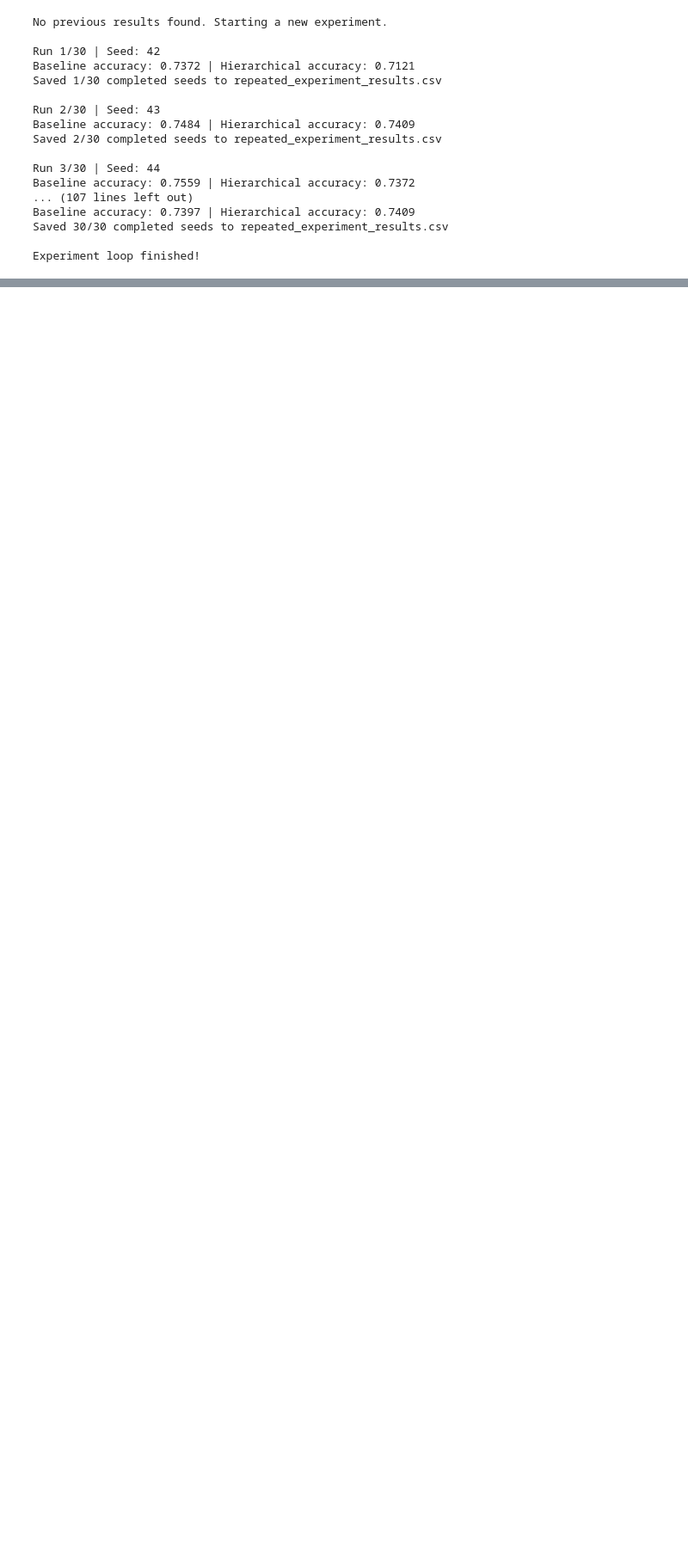
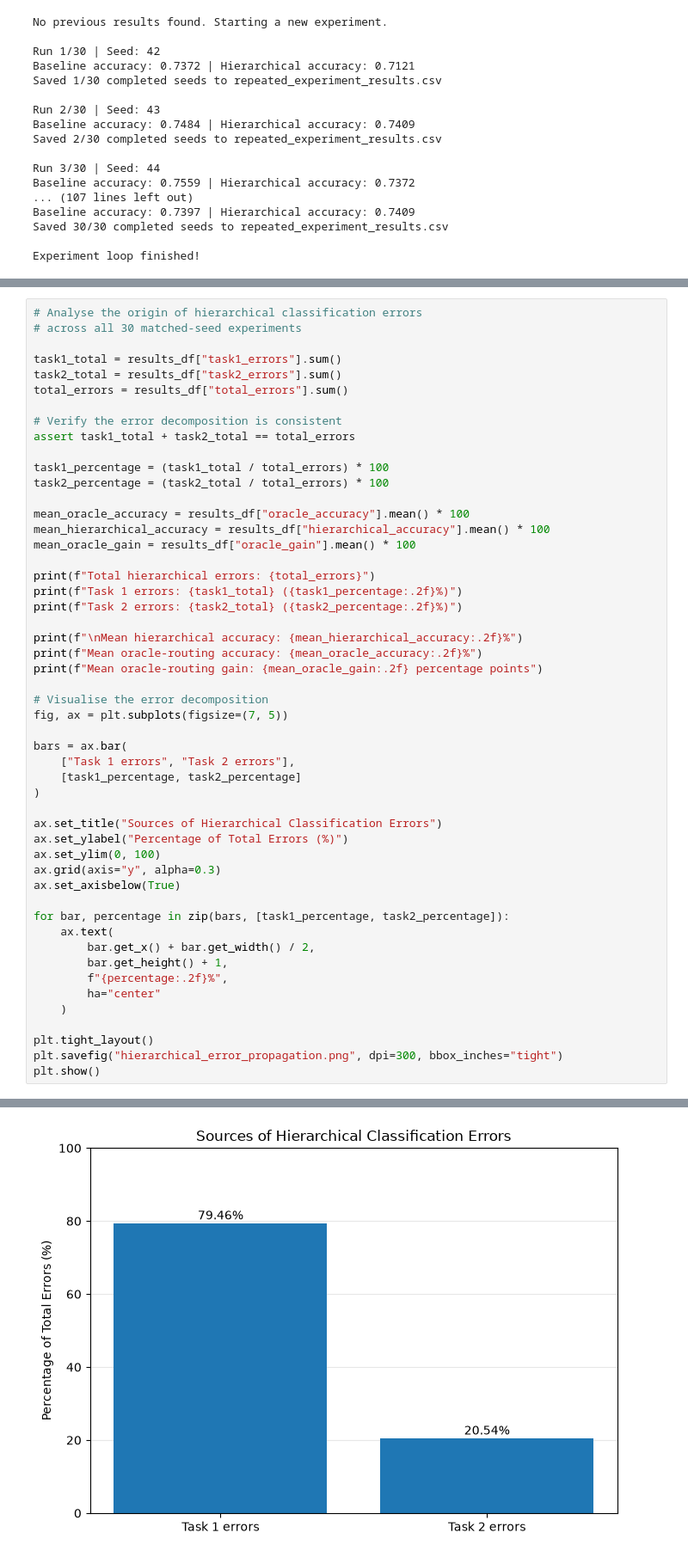
Before and after one commit to Setback749/galaxy-zoo-hierarchical-cnn, a Jupyter notebook: AIML339 - Project Notebook.ipynb, the cells around one changed output, grey strips where cells are left out. Shown at 86% size. Drawn from its saved outputs; the diff is of its cells as text; blank space fills up the shorter version.

```diff
--- a/AIML339 - Project Notebook.ipynb
+++ b/AIML339 - Project Notebook.ipynb
@@ -1492,0 +1642,52 @@ Experiment loop finished!
+# %%
+# Analyse the origin of hierarchical classification errors
+# across all 30 matched-seed experiments
+
+task1_total = results_df["task1_errors"].sum()
+task2_total = results_df["task2_errors"].sum()
+total_errors = results_df["total_errors"].sum()
+
+# Verify the error decomposition is consistent
+assert task1_total + task2_total == total_errors
+
+task1_percentage = (task1_total / total_errors) * 100
+task2_percentage = (task2_total / total_errors) * 100
+
+mean_oracle_accuracy = results_df["oracle_accuracy"].mean() * 100
+mean_hierarchical_accuracy = results_df["hierarchical_accuracy"].mean() * 100
+mean_oracle_gain = results_df["oracle_gain"].mean() * 100
+
+print(f"Total hierarchical errors: {total_errors}")
+print(f"Task 1 errors: {task1_total} ({task1_percentage:.2f}%)")
+print(f"Task 2 errors: {task2_total} ({task2_percentage:.2f}%)")
+
+print(f"\nMean hierarchical accuracy: {mean_hierarchical_accuracy:.2f}%")
+print(f"Mean oracle-routing accuracy: {mean_oracle_accuracy:.2f}%")
+print(f"Mean oracle-routing gain: {mean_oracle_gain:.2f} percentage points")
+
+# Visualise the error decomposition
+fig, ax = plt.subplots(figsize=(7, 5))
+
+bars = ax.bar(
+    ["Task 1 errors", "Task 2 errors"],
+    [task1_percentage, task2_percentage]
+)
+
+ax.set_title("Sources of Hierarchical Classification Errors")
+ax.set_ylabel("Percentage of Total Errors (%)")
+ax.set_ylim(0, 100)
+ax.grid(axis="y", alpha=0.3)
+ax.set_axisbelow(True)
+
+for bar, percentage in zip(bars, [task1_percentage, task2_percentage]):
+    ax.text(
+        bar.get_x() + bar.get_width() / 2,
+        bar.get_height() + 1,
+        f"{percentage:.2f}%",
+        ha="center"
+    )
+
+plt.tight_layout()
+plt.savefig("hierarchical_error_propagation.png", dpi=300, bbox_inches="tight")
+plt.show()
+# %% [output]
@@ -1492,0 +1701 @@ Experiment loop finished!
+[figure, added]
```
Also changed, not shown: parts of 15 cells of this notebook, 5 other files.
